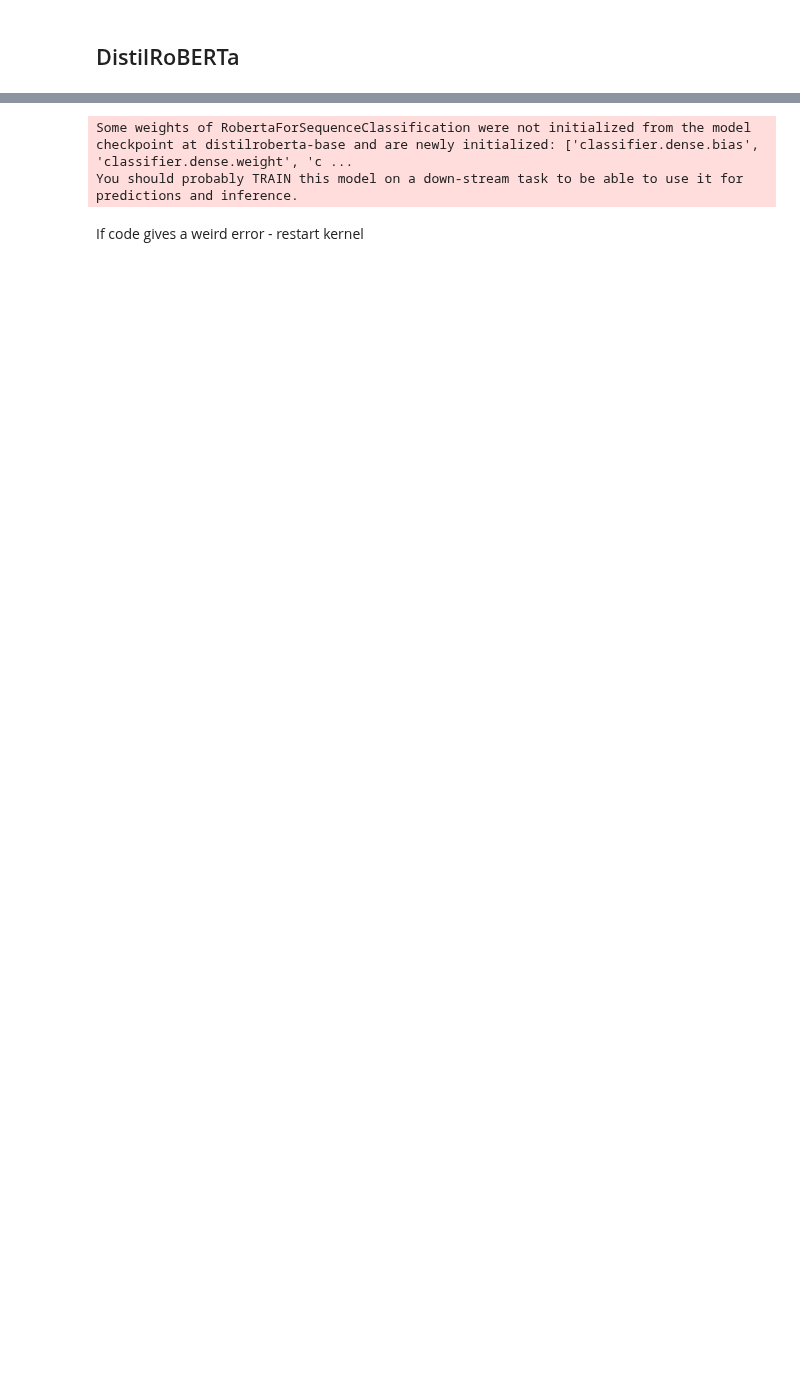
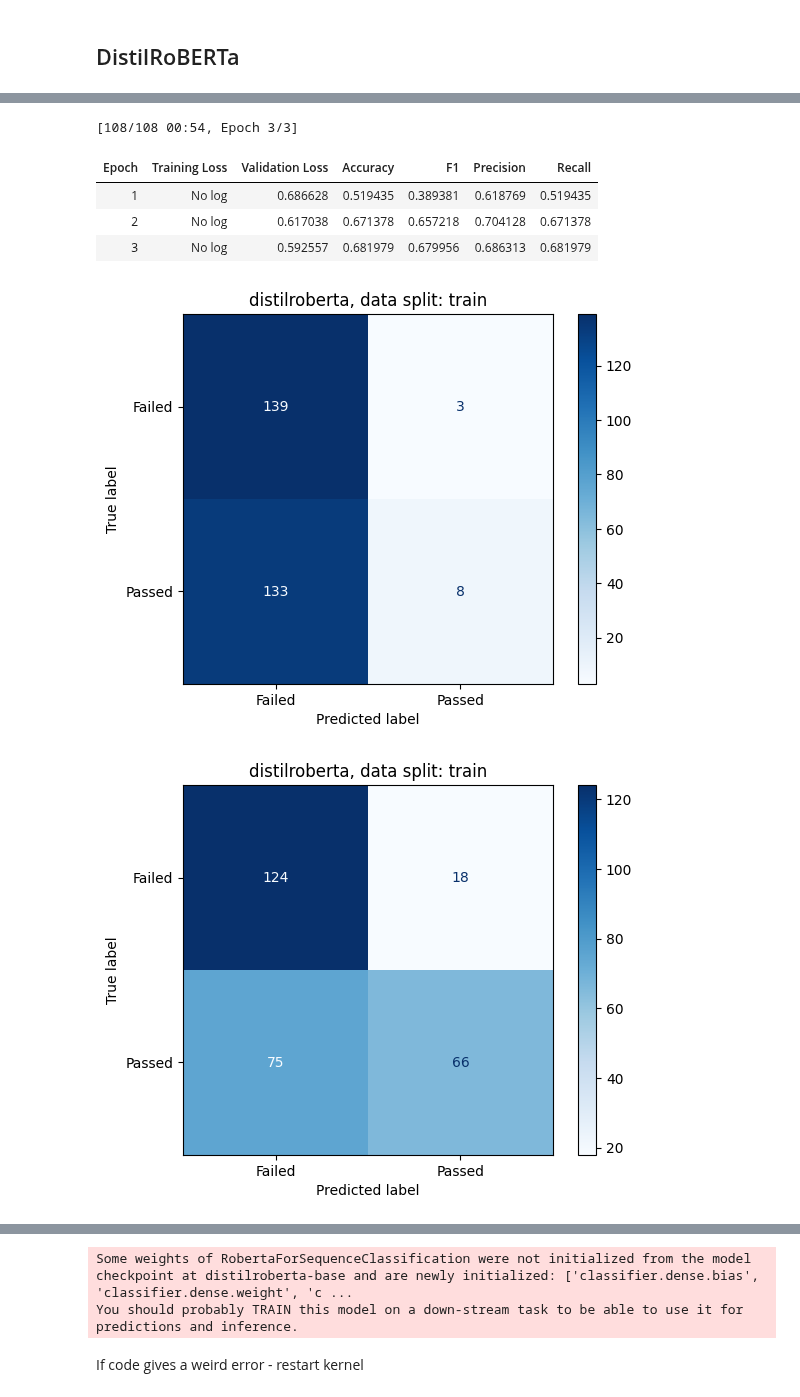
Before and after one commit to sigridbom/NLP_exam, a Jupyter notebook: 3_model_selection/DistilRoBERTa.ipynb, the cells around one changed output, grey strips where cells are left out. Cells and saved outputs as stored; diff of their text form; code cells hidden in the pictures; blank space fills up the shorter version.

```diff
--- a/3_model_selection/DistilRoBERTa.ipynb
+++ b/3_model_selection/DistilRoBERTa.ipynb
@@ -62,0 +167,12 @@ tokenized_datasets.set_format("torch")  # Use PyTorch tensors
+# %%
+datasplit_str = "train"
+trainer.train()
+results_df
+# %% [output]
+[108/108 00:54, Epoch 3/3]
+| Epoch | Training Loss | Validation Loss | Accuracy | F1 | Precision | Recall |
+| 1 | No log | 0.686628 | 0.519435 | 0.389381 | 0.618769 | 0.519435 |
+| 2 | No log | 0.617038 | 0.671378 | 0.657218 | 0.704128 | 0.671378 |
+| 3 | No log | 0.592557 | 0.681979 | 0.679956 | 0.686313 | 0.681979 |
+[figure, added]
+[figure, added]
```
Also changed, not shown: parts of 25 cells of this notebook, 6 other files.
